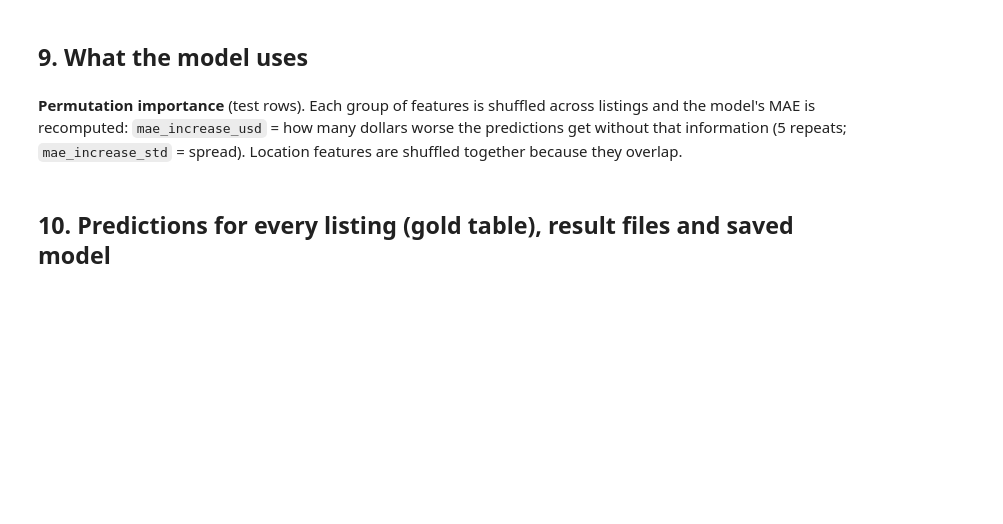
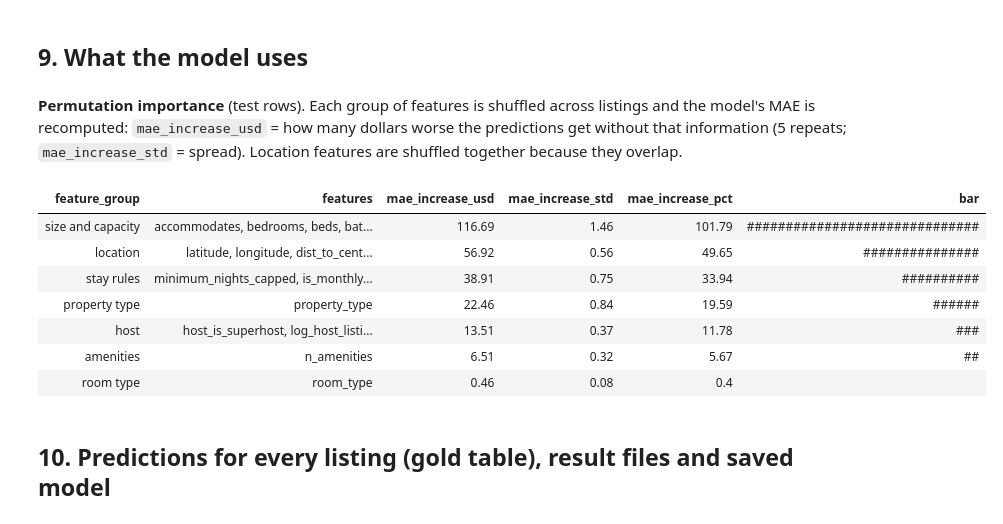
Before and after one commit to yuriibobas/PizzaByte_group_assignment_2, a Jupyter notebook: notebooks/price_model.ipynb, the cells around one changed output. Saved outputs shown, nothing was run; the diff lists cells and outputs as text; code cells hidden in the pictures; blank space fills up the shorter version.

```diff
--- a/notebooks/price_model.ipynb
+++ b/notebooks/price_model.ipynb
@@ -314,3 +527,17 @@ plt.tight_layout(); plt.show()
+# %%
+eval_rows = data[(data.split == "test")].reset_index(drop=True)
+importance = pm.permutation_importance_mae(model, eval_rows, n_repeats=5, seed=SEED)
+importance["bar"] = ["#" * int(round(30 * v / importance["mae_increase_usd"].max())) for v in importance["mae_increase_usd"]]
+display(importance.round(2))
+# %% [output]
+| feature_group | features | mae_increase_usd | mae_increase_std | mae_increase_pct | bar |
+| size and capacity | accommodates, bedrooms, beds, bat... | 116.69 | 1.46 | 101.79 | ############################## |
+| location | latitude, longitude, dist_to_cent... | 56.92 | 0.56 | 49.65 | ############### |
+| stay rules | minimum_nights_capped, is_monthly... | 38.91 | 0.75 | 33.94 | ########## |
+| property type | property_type | 22.46 | 0.84 | 19.59 | ###### |
+| host | host_is_superhost, log_host_listi... | 13.51 | 0.37 | 11.78 | ### |
+| amenities | n_amenities | 6.51 | 0.32 | 5.67 | ## |
+| room type | room_type | 0.46 | 0.08 | 0.4 |  |
 # %% [markdown]
 ## 10. Predictions for every listing (gold table), result files and saved model
 # %% [markdown]
```
Also changed, not shown: parts of 39 cells of this notebook, 2 other files.
